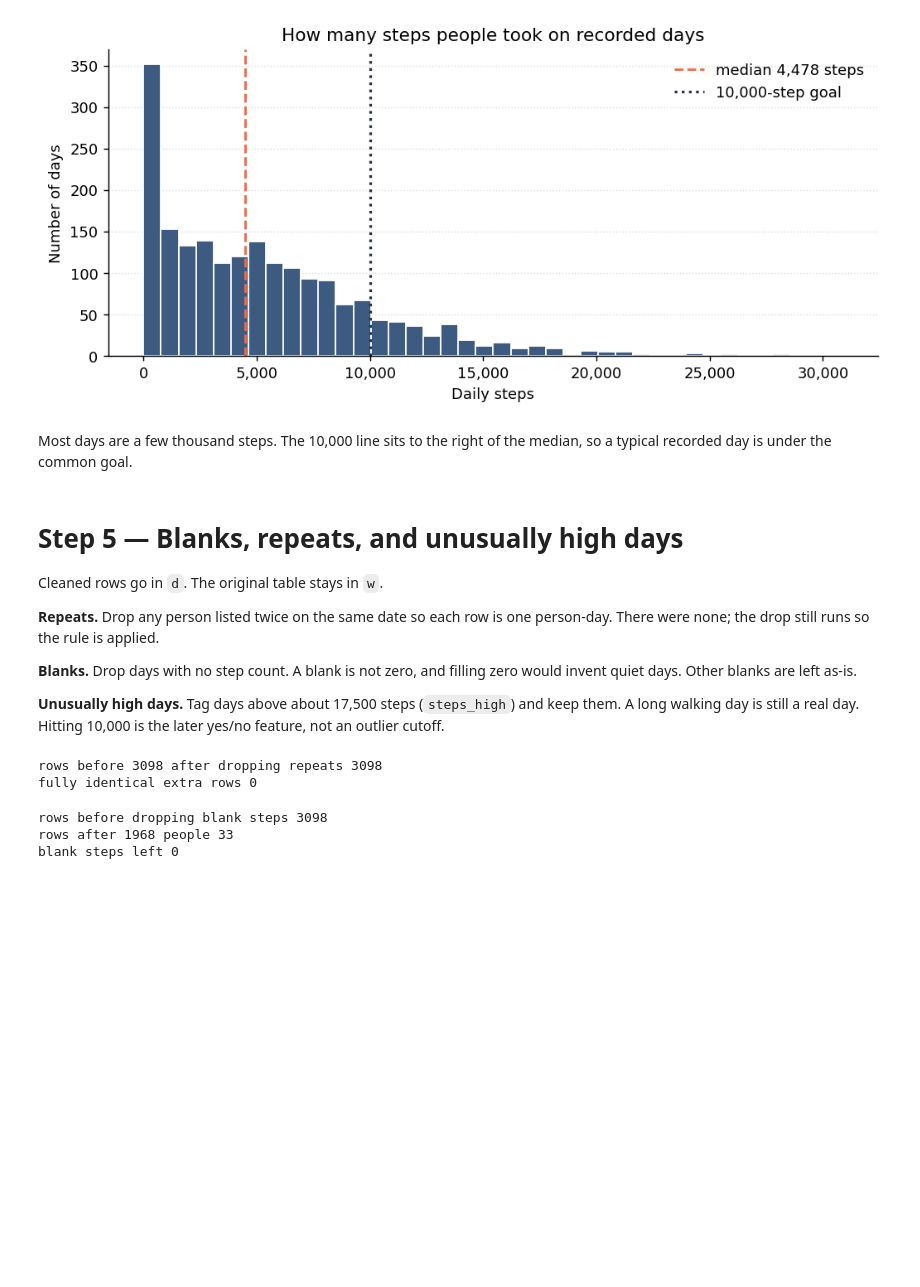
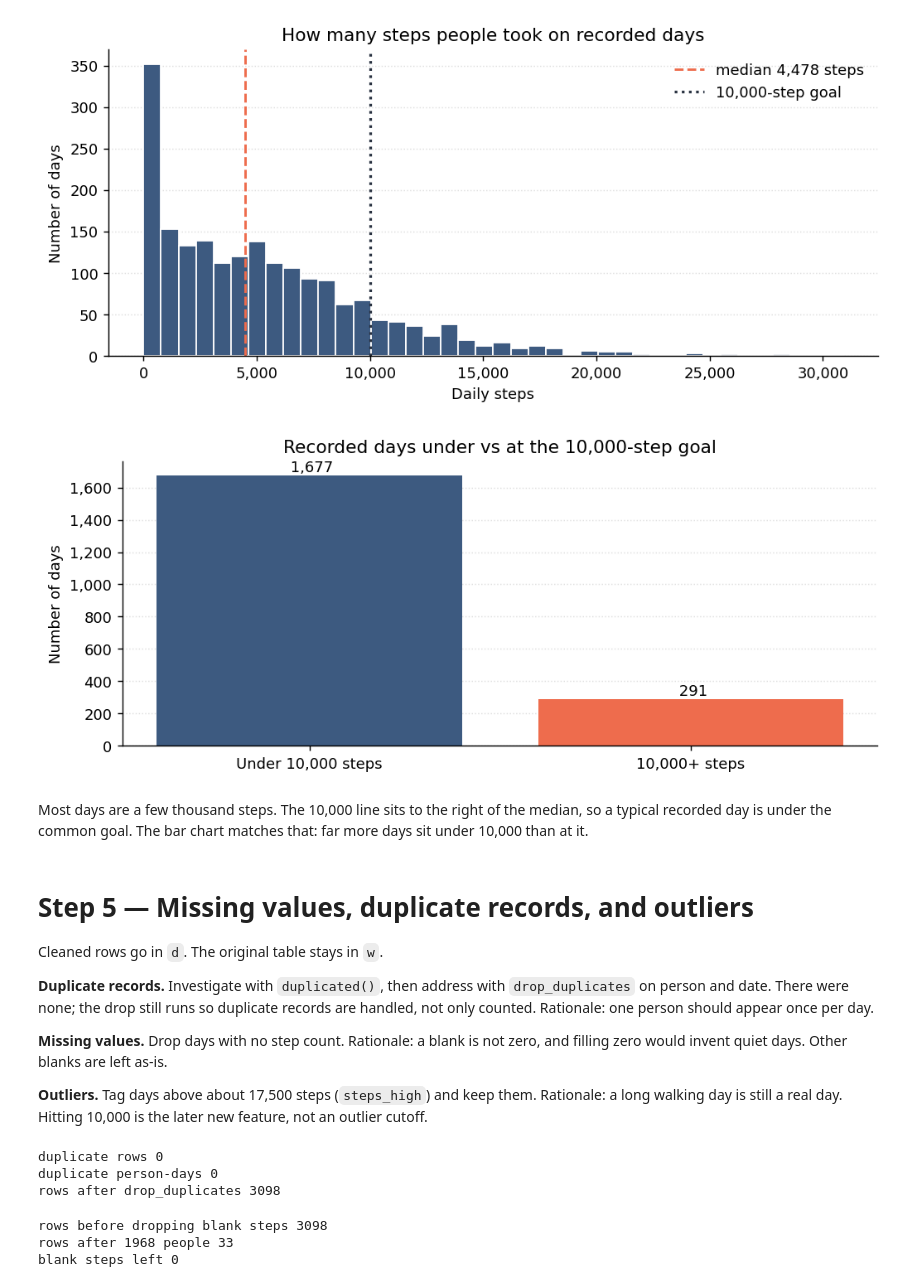
Before and after one commit to AIPI510/aipi510-fall26, a Jupyter notebook: week4/eda.ipynb, the cells around one changed output. Cells and saved outputs as stored; diff of their text form; code cells hidden in the pictures; blank space fills up the shorter version.

```diff
--- a/week4/eda.ipynb
+++ b/week4/eda.ipynb
@@ -164,26 +164,50 @@ fig.tight_layout()
 show_fig(fig)
 # %% [output]
 [figure]
+# %%
+# Second chart: count of days under 10,000 vs at or above 10,000.
+s = w.loc[w["steps_count"].notna(), "steps_count"]
+n_under = int((s < 10000).sum())
+n_hit = int((s >= 10000).sum())
+fig = Figure(figsize=(8, 3.4), facecolor="white")
+ax = fig.subplots()
+ax.bar(["Under 10,000 steps", "10,000+ steps"], [n_under, n_hit], color=[BLUE, ACCENT])
+ax.set_ylabel("Number of days")
+ax.set_title("Recorded days under vs at the 10,000-step goal")
+ax.set_axisbelow(True)
+ax.yaxis.grid(True, linestyle=":", alpha=0.4)
+comma_axis(ax, "y")
+ax.spines["top"].set_visible(False)
+ax.spines["right"].set_visible(False)
+for i, n in enumerate([n_under, n_hit]):
+    ax.text(i, n, f" {n:,}", ha="center", va="bottom", fontsize=10)
+fig.tight_layout()
+show_fig(fig)
+# %% [output]
+[figure, added]
 # %% [markdown]
-Most days are a few thousand steps. The 10,000 line sits to the right of the median, so a typical recorded day is under the common goal.
+Most days are a few thousand steps. The 10,000 line sits to the right of the median, so a typical recorded day is under the common goal. The bar chart matches that: far more days sit under 10,000 than at it.
 # %% [markdown]
-# Step 5 — Blanks, repeats, and unusually high days
+# Step 5 — Missing values, duplicate records, and outliers
 
 Cleaned rows go in `d`. The original table stays in `w`.
 
-**Repeats.** Drop any person listed twice on the same date so each row is one person-day. There were none; the drop still runs so the rule is applied.
+**Duplicate records.** Investigate with `duplicated()`, then address with `drop_duplicates` on person and date. There were none; the drop still runs so duplicate records are handled, not only counted. Rationale: one person should appear once per day.
 
-**Blanks.** Drop days with no step count. A blank is not zero, and filling zero would invent quiet days. Other blanks are left as-is.
+**Missing values.** Drop days with no step count. Rationale: a blank is not zero, and filling zero would invent quiet days. Other blanks are left as-is.
 
-**Unusually high days.** Tag days above about 17,500 steps (`steps_high`) and keep them. A long walking day is still a real day. Hitting 10,000 is the later yes/no feature, not an outlier cutoff.
+**Outliers.** Tag days above about 17,500 steps (`steps_high`) and keep them. Rationale: a long walking day is still a real day. Hitting 10,000 is the later new feature, not an outlier cutoff.
 # %%
-# Drop repeated person-days (none in this file).
-d = w.drop_duplicates(["user_code", "day"]).copy()
-print("rows before", len(w), "after dropping repeats", len(d))
-print("fully identical extra rows", w.duplicated().sum())
+# Investigate duplicate records, then drop them.
+print("duplicate rows", int(w.duplicated().sum()))
+print("duplicate person-days", int(w.duplicated(["user_code", "day"]).sum()))
+d = w.drop_duplicates().copy()
+d = d.drop_duplicates(["user_code", "day"])
+print("rows after drop_duplicates", len(d))
 # %% [output]
-rows before 3098 after dropping repeats 3098
-fully identical extra rows 0
+duplicate rows 0
+duplicate person-days 0
+rows after drop_duplicates 3098
 # %%
 # Keep days with a recorded step count. Do not turn blanks into zero.
 n_before = len(d)
```
Also changed, not shown: parts of 7 cells of this notebook.
